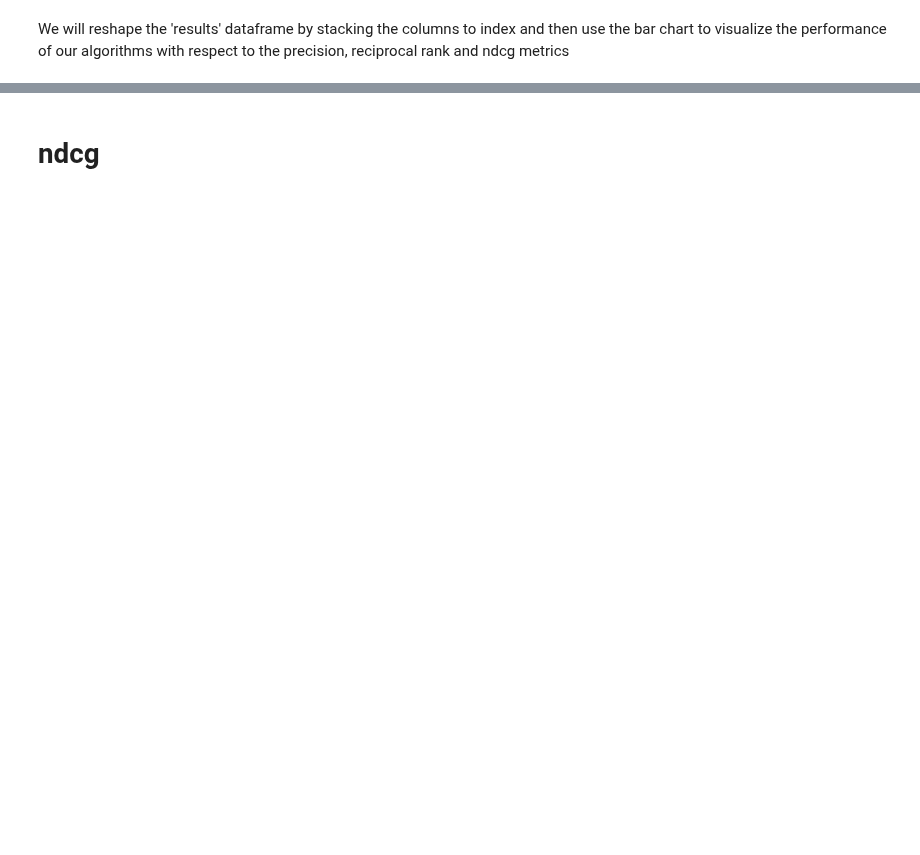
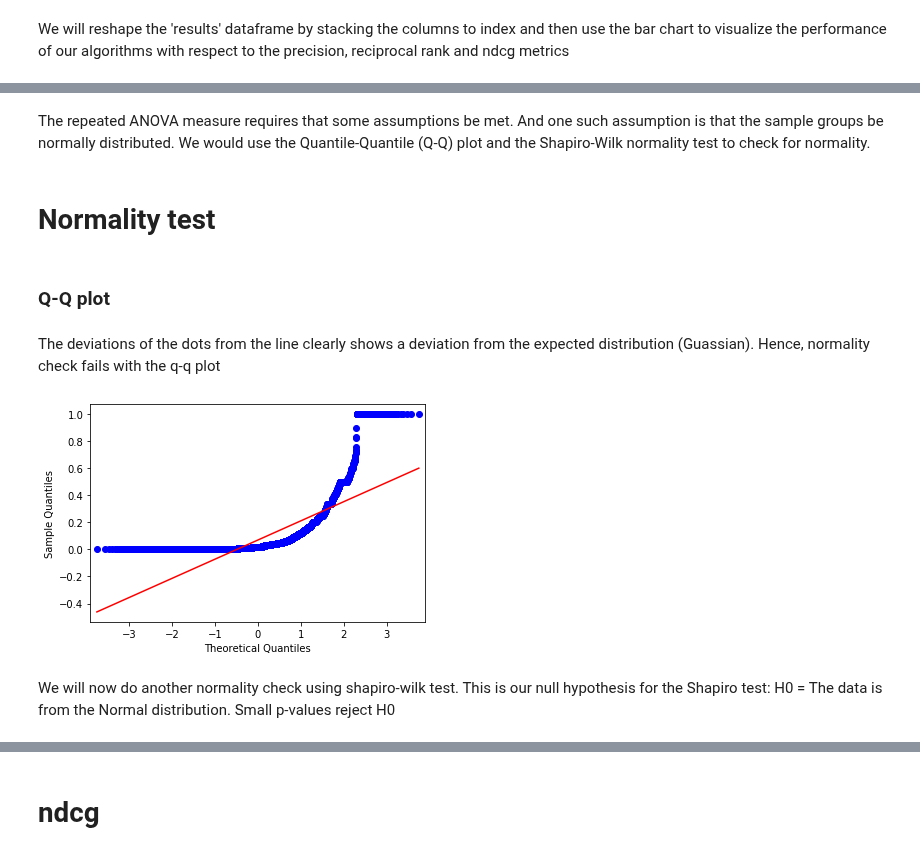
Before and after one commit to lenskit/lk-demo-experiment, a Jupyter notebook: eval-report.ipynb, the cells around one changed output, grey strips where cells are left out. Saved outputs shown, nothing was run; the diff lists cells and outputs as text; code cells hidden in the pictures; blank space fills up the shorter version.

```diff
--- a/eval-report.ipynb
+++ b/eval-report.ipynb
@@ -103,0 +109,15 @@ g = sns.catplot(x = "algorithm", y = "val", data = pltData, kind="bar", col = "m
+# %% [markdown]
+The repeated ANOVA measure requires that some assumptions be met. And one such assumption is that the sample groups be normally distributed.  We would use the Quantile-Quantile (Q-Q) plot and the Shapiro-Wilk normality test to check for normality.
+# %% [markdown]
+# Normality test
+# %% [markdown]
+### Q-Q plot
+# %% [markdown]
+The deviations of the dots from the line clearly shows a deviation from the expected distribution (Guassian). Hence, normality check fails with the q-q plot
+# %%
+qqplot(pltData["val"], line='s')
+plt.show()
+# %% [output]
+[figure, added]
+# %% [markdown]
+We will now do another normality check using shapiro-wilk test. This is our null hypothesis for the Shapiro test: H0 = The data is from the Normal distribution. Small p-values reject H0
```
Also changed, not shown: parts of 23 cells of this notebook, 6 other files.
